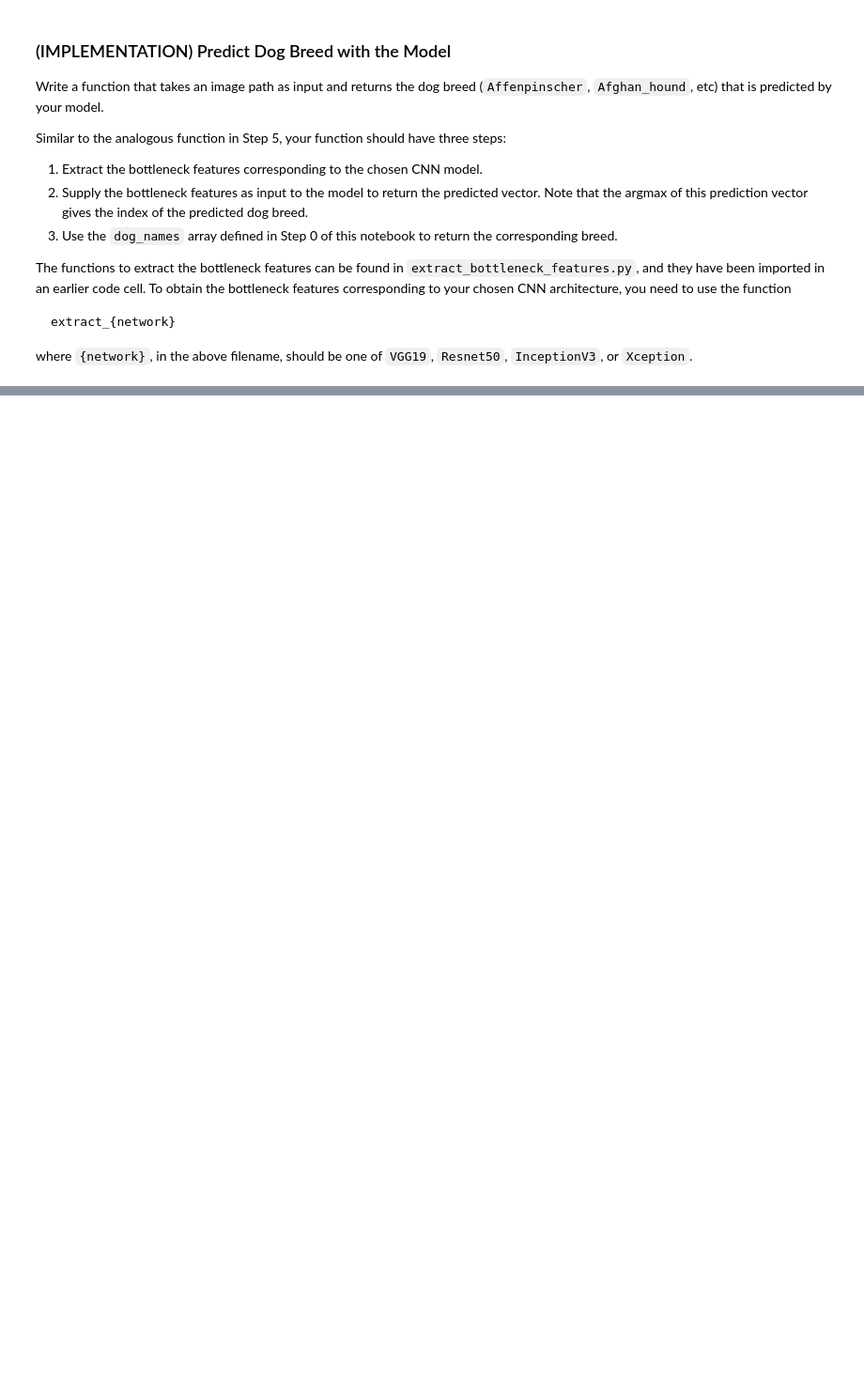
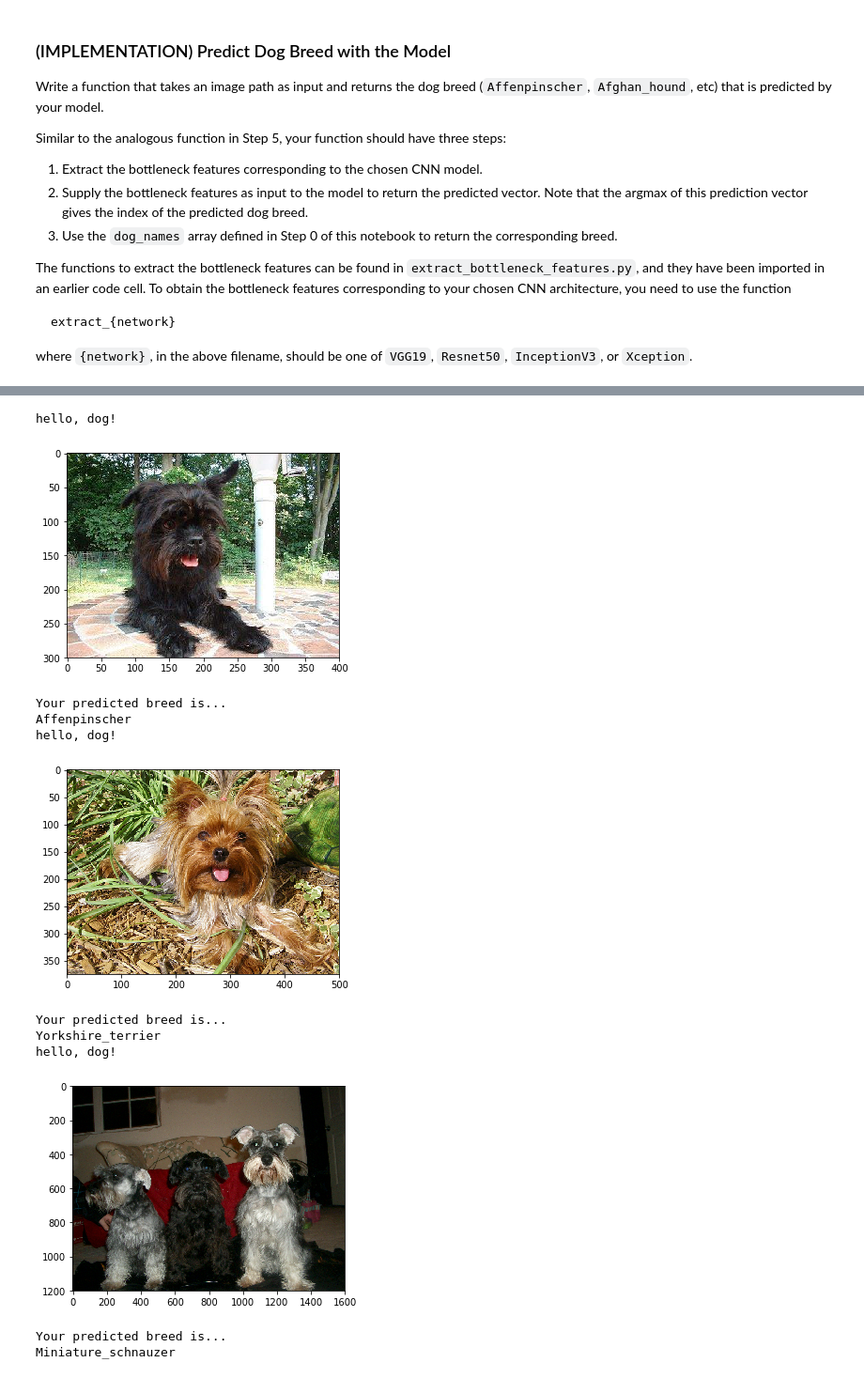
Before and after one commit to jmvargas/dog-project, a Jupyter notebook: dog_app.ipynb, the cells around one changed output, grey strips where cells are left out. Shown at 94% size. Drawn from its saved outputs; the diff is of its cells as text; code cells hidden in the pictures; blank space fills up the shorter version.

```diff
--- a/dog_app.ipynb
+++ b/dog_app.ipynb
@@ -704,3 +703,28 @@ Some sample output for our algorithm is provided below, but feel free to design
 
 
 ### (IMPLEMENTATION) Write your Algorithm
+# %%
+### TODO: Write your algorithm.
+### Feel free to use as many code cells as needed.
+import cv2
+import matplotlib.pyplot as plt
+%matplotlib inline
+
+def determine_breed(img_path):
+    img = cv2.imread(img_path)
+    # convert BGR image to RGB for plotting
+    cv_rgb = cv2.cvtColor(img, cv2.COLOR_BGR2RGB)
+    plt.imshow(cv_rgb)
+    if face_detector(img_path):
+        print("hello, human!")
+        plt.show()
+        print("You look like a...")
+    elif dog_detector(img_path):
+        print("hello, dog!")
+        plt.show()
+        print("Your predicted breed is...")
+    else:
+        print("I didn't detect any dogs or humans.")
+        return
+
+    print(VGG19_predict_breed(img_path))
@@ -707,3 +745,20 @@ Some sample output for our algorithm is provided below, but feel free to design
 # %%
-### TODO: Write your algorithm.
-### Feel free to use as many code cells as needed.
+## TODO: Execute your algorithm from Step 6 on
+## at least 6 images on your computer.
+## Feel free to use as many code cells as needed.
+determine_breed("dogImages/train/001.Affenpinscher/Affenpinscher_00001.jpg")
+determine_breed("dogImages/test/133.Yorkshire_terrier/Yorkshire_terrier_08325.jpg")
+determine_breed("dogImages/test/104.Miniature_schnauzer/Miniature_schnauzer_06927.jpg")
+# %% [output]
+hello, dog!
+[figure, added]
+Your predicted breed is...
+Affenpinscher
+hello, dog!
+[figure, added]
+Your predicted breed is...
+Yorkshire_terrier
+hello, dog!
+[figure, added]
+Your predicted breed is...
+Miniature_schnauzer
```
Also changed, not shown: parts of 16 cells of this notebook.
